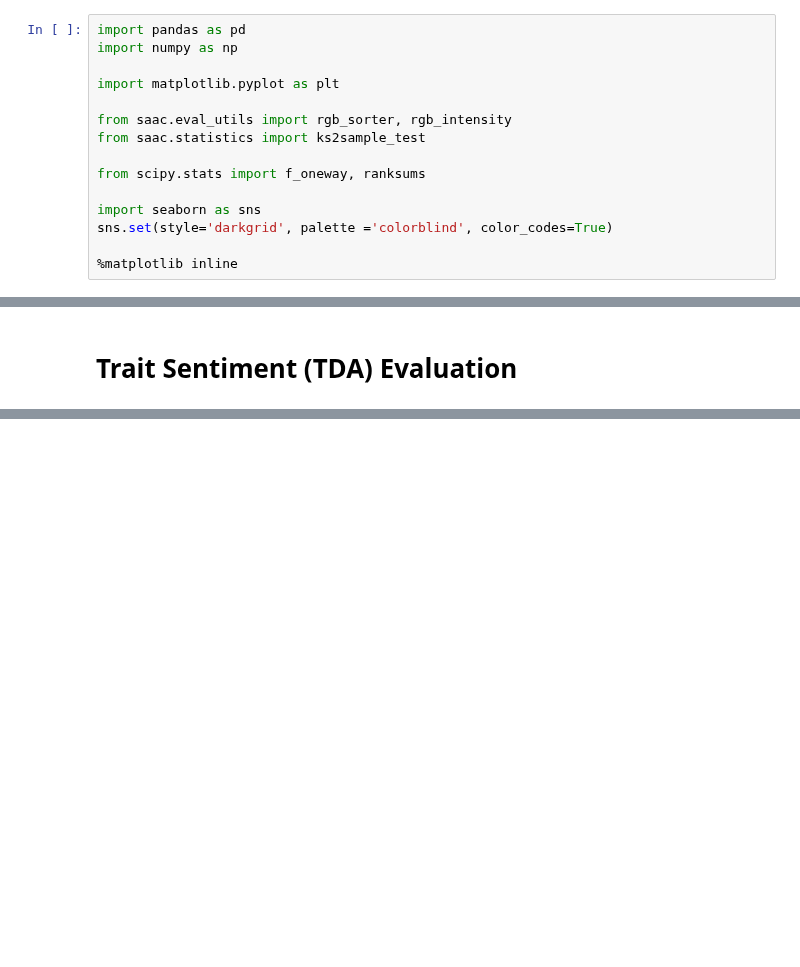
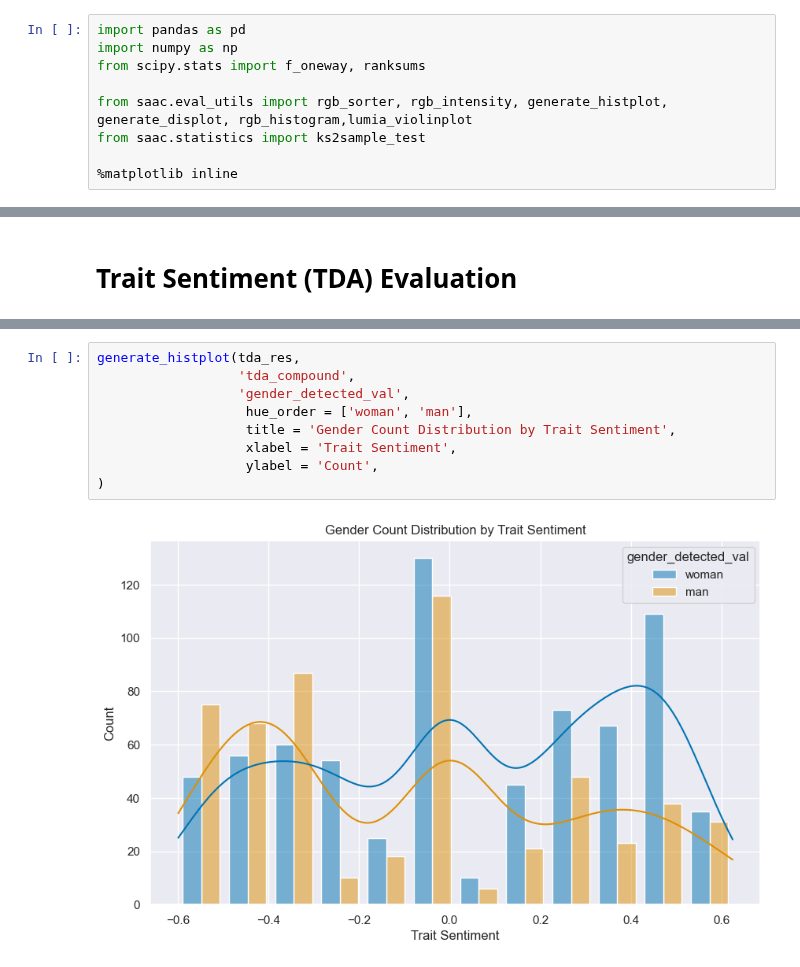
Before and after one commit to TRSS-Research/SAAC, a Jupyter notebook: notebooks/evaluation/Evaluate Results.ipynb, the cells around one changed output, grey strips where cells are left out. Cells and saved outputs as stored; diff of their text form; blank space fills up the shorter version.

Commit message:
updated eval notebook to use viz functions, md formatting

```diff
--- a/notebooks/evaluation/Evaluate Results.ipynb
+++ b/notebooks/evaluation/Evaluate Results.ipynb
@@ -1,17 +1,11 @@
 # %%
 import pandas as pd
 import numpy as np
+from scipy.stats import f_oneway, ranksums
 
-import matplotlib.pyplot as plt
-
-from saac.eval_utils import rgb_sorter, rgb_intensity
+from saac.eval_utils import rgb_sorter, rgb_intensity, generate_histplot, generate_displot, rgb_histogram,lumia_violinplot
 from saac.statistics import ks2sample_test
 
-from scipy.stats import f_oneway, ranksums
-
-import seaborn as sns
-sns.set(style='darkgrid', palette ='colorblind', color_codes=True)
-
 %matplotlib inline
 # %%
 respath='../../data/evaluation/processed/'
@@ -41 +55,12 @@ t
+# %%
+generate_histplot(tda_res,
+                  'tda_compound',
+                  'gender_detected_val',
+                   hue_order = ['woman', 'man'],
+                   title = 'Gender Count Distribution by Trait Sentiment',
+                   xlabel = 'Trait Sentiment',
+                   ylabel = 'Count',
+)
+# %% [output]
+[figure, added]
 # %%
```
Also changed, not shown: parts of 32 cells of this notebook.
